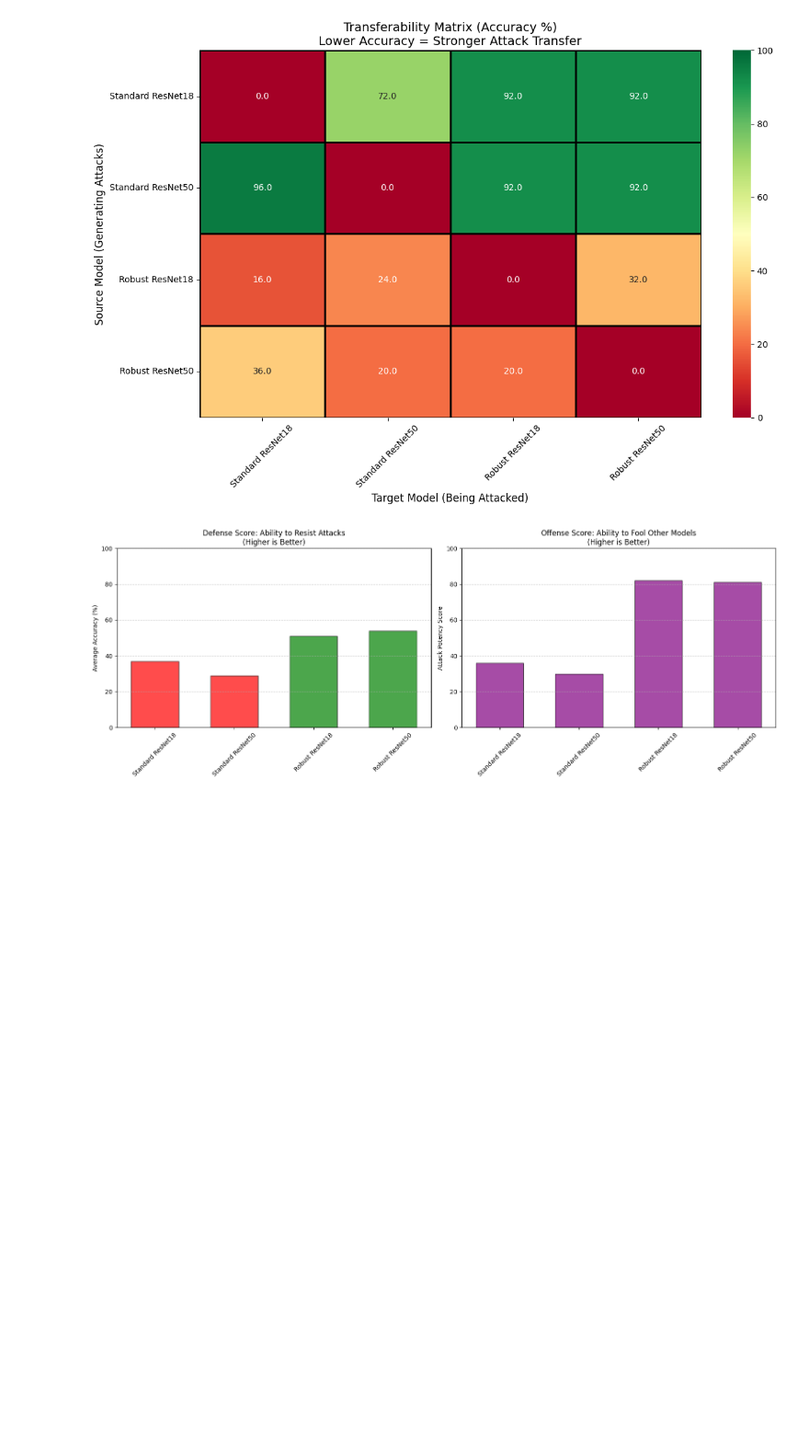
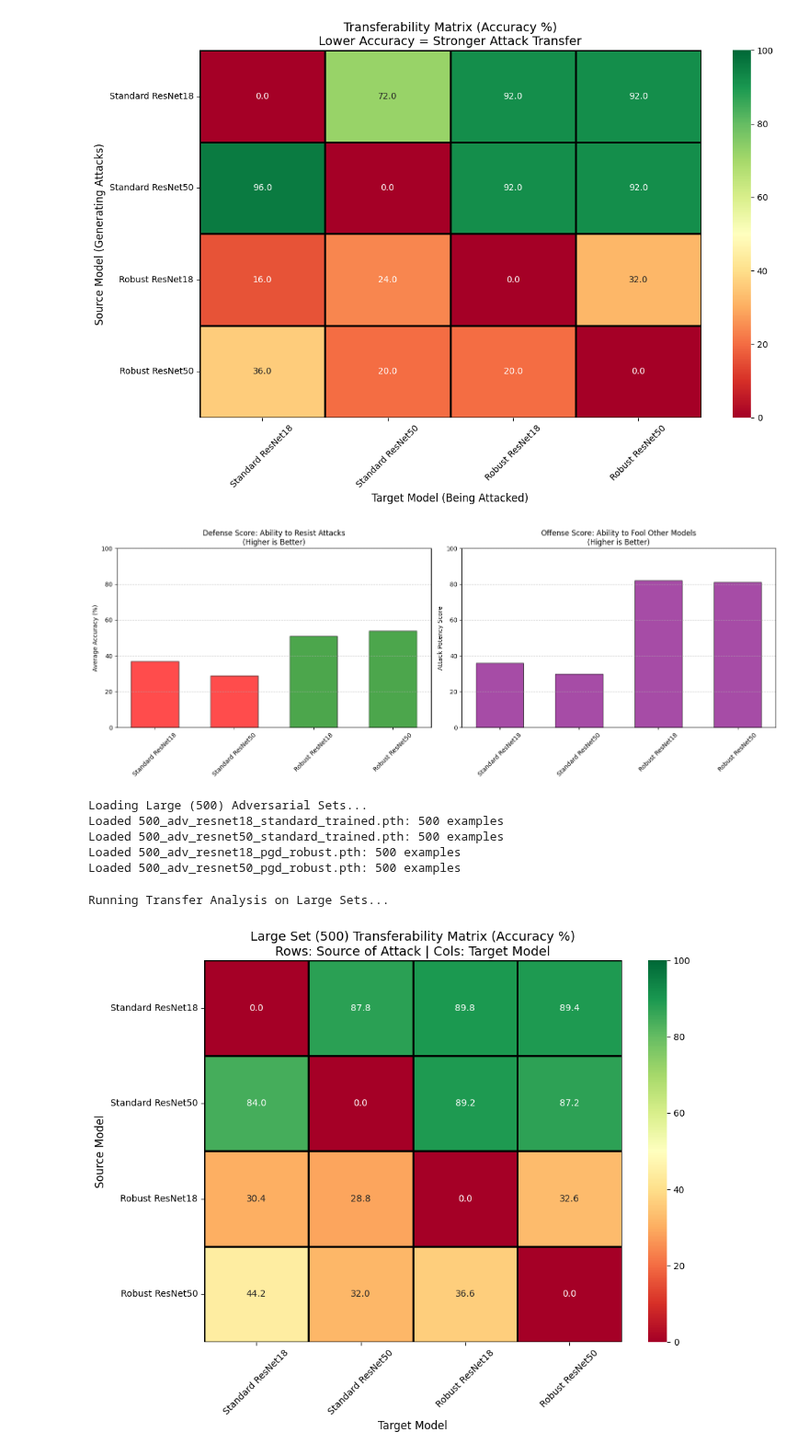
Before and after one commit to vm2781/adversarial_attacks, a Jupyter notebook: transferrability_of_all_models.ipynb, the cells around one changed output. Shown at 92% size. Saved outputs shown, nothing was run; the diff lists cells and outputs as text; code cells hidden in the pictures; blank space fills up the shorter version.

```diff
--- a/transferrability_of_all_models.ipynb
+++ b/transferrability_of_all_models.ipynb
@@ -85,7 +86,7 @@ for dataset_name in datasets:
 
 #     return images
 # %%
-base_path = '/content/drive/My Drive/adversarial_mnist/all_saved_models/'
+base_path = '/content/drive/My Drive/adversarial_mnist/saved_models/'
 
 model_names = [
     'Standard ResNet18',
@@ -204,7 +205,14 @@ plt.show()
 # %% [output]
 [figure]
 # %%
+import torch
+import numpy as np
+import matplotlib.pyplot as plt
+import seaborn as sns
+import os
+
 large_save_dir = '/content/drive/My Drive/adversarial_mnist/large_adversarial_examples'
+device = 'cuda' if torch.cuda.is_available() else 'cpu'
 
 large_file_names = [
     '500_adv_resnet18_standard_trained.pth',
@@ -229,32 +237,52 @@ print("Loading Large (500) Adversarial Sets...")
 for name in large_file_names:
     path = f"{large_save_dir}/{name}"
     if os.path.exists(path):
-        data = torch.load(path)
+        data = torch.load(path, weights_only=False)
         large_attacks.append(data['adversarial_examples'])
         large_labels.append(data['true_labels'])
         perturbation_costs.append(data['avg_perturbation_l2'])
         print(f"Loaded {name}: {len(data['adversarial_examples'])} examples")
     else:
         print(f"File not found: {path}")
+# %% [output]
+Loading Large (500) Adversarial Sets...
+Loaded 500_adv_resnet18_standard_trained.pth: 500 examples
+Loaded 500_adv_resnet50_standard_trained.pth: 500 examples
+Loaded 500_adv_resnet18_pgd_robust.pth: 500 examples
+Loaded 500_adv_resnet50_pgd_robust.pth: 500 examples
 # %%
 num_models = len(models_list)
 large_accuracy_matrix = np.zeros((num_models, num_models))
 
 print("Running Transfer Analysis on Large Sets...")
 
 for i in range(num_models):
     if i < len(large_attacks):
         source_imgs = large_attacks[i].to(device)
         source_lbls = large_labels[i].to(device)
 
         for j, target_model in enumerate(models_list):
             target_model.eval()
             with torch.no_grad():
                 outputs = target_model(source_imgs)
                 _, preds = torch.max(outputs, 1)
                 correct = (preds == source_lbls).sum().item()
                 acc = (correct / len(source_lbls)) * 100
                 large_accuracy_matrix[i, j] = acc
 
-print("Large Set Analysis Complete.")
+plt.figure(figsize=(10, 8))
+sns.heatmap(large_accuracy_matrix, annot=True, fmt=".1f", cmap="RdYlGn",
+            xticklabels=large_model_display_names, yticklabels=large_model_display_names,
+            vmin=0, vmax=100, linewidths=1, linecolor='black')
+
+plt.title('Large Set (500) Transferability Matrix (Accuracy %)\nRows: Source of Attack | Cols: Target Model', fontsize=14)
+plt.xlabel('Target Model', fontsize=12)
+plt.ylabel('Source Model', fontsize=12)
+plt.xticks(rotation=45)
+plt.yticks(rotation=0)
+plt.tight_layout()
+plt.show()
+# %% [output]
+Running Transfer Analysis on Large Sets...
+[figure, added]
 # %%
```
Also changed, not shown: parts of 4 cells of this notebook.
